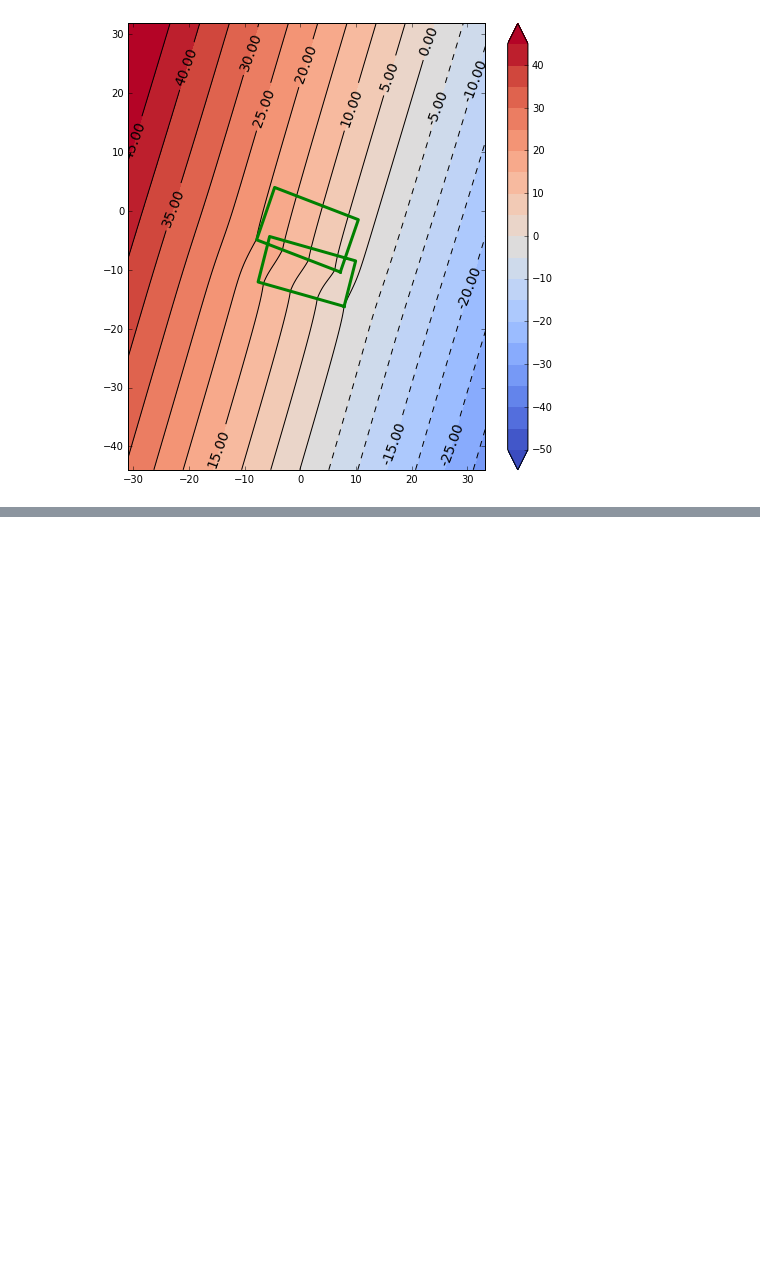
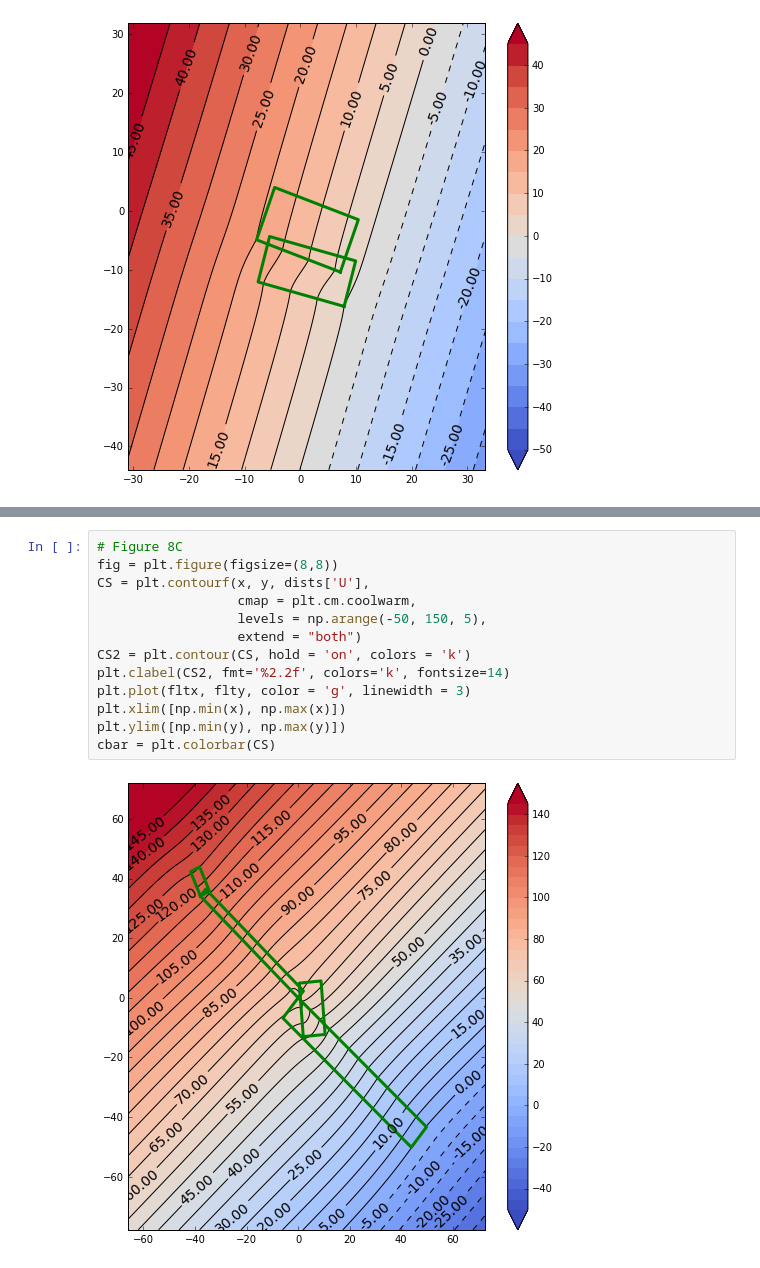
Before and after one commit to usgs/shakemap, a Jupyter notebook: notebooks/Check GC2 coordinate calculation.ipynb, the cells around one changed output, grey strips where cells are left out. Drawn from its saved outputs; the diff is of its cells as text; blank space fills up the shorter version.

```diff
--- a/notebooks/Check GC2 coordinate calculation.ipynb
+++ b/notebooks/Check GC2 coordinate calculation.ipynb
@@ -179,0 +249,15 @@ cbar = plt.colorbar(CS)
+# %%
+# Figure 8C
+fig = plt.figure(figsize=(8,8))
+CS = plt.contourf(x, y, dists['U'],
+                  cmap = plt.cm.coolwarm,
+                  levels = np.arange(-50, 150, 5),
+                  extend = "both")
+CS2 = plt.contour(CS, hold = 'on', colors = 'k')
+plt.clabel(CS2, fmt='%2.2f', colors='k', fontsize=14)
+plt.plot(fltx, flty, color = 'g', linewidth = 3)
+plt.xlim([np.min(x), np.max(x)])
+plt.ylim([np.min(y), np.max(y)])
+cbar = plt.colorbar(CS)
+# %% [output]
+[figure, added]
```
Also changed, not shown: parts of 11 cells of this notebook, 3 other files.
